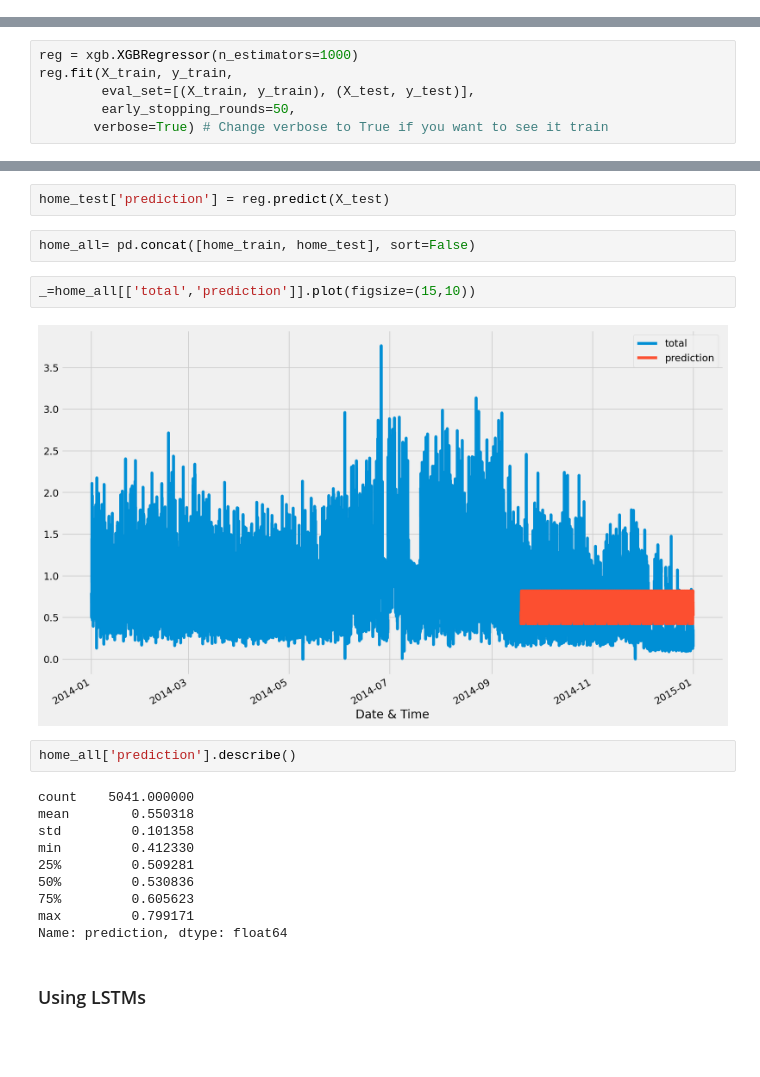
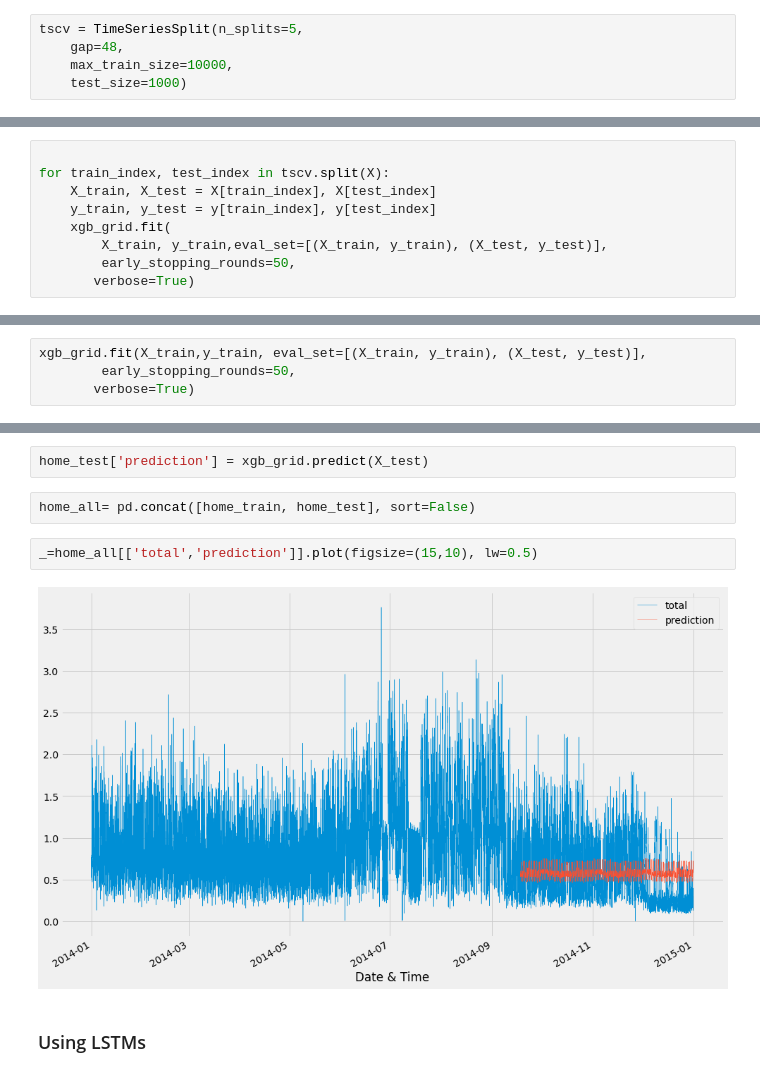
Before and after one commit to danbm94/masterthesis, a Jupyter notebook: thesis.ipynb, the cells around one changed output, grey strips where cells are left out. Drawn from its saved outputs; the diff is of its cells as text; blank space fills up the shorter version.

```diff
--- a/thesis.ipynb
+++ b/thesis.ipynb
@@ -419,0 +480,5 @@ X_test, y_test = create_features(home_test, label="total")
+# %%
+tscv = TimeSeriesSplit(n_splits=5,
+    gap=48,
+    max_train_size=10000,
+    test_size=1000)
@@ -419,0 +524,9 @@ X_test, y_test = create_features(home_test, label="total")
+# %%
+
+for train_index, test_index in tscv.split(X):
+    X_train, X_test = X[train_index], X[test_index]
+    y_train, y_test = y[train_index], y[test_index]
+    xgb_grid.fit(
+        X_train, y_train,eval_set=[(X_train, y_train), (X_test, y_test)],
+        early_stopping_rounds=50,
+       verbose=True)
@@ -420,7 +551,5 @@ X_test, y_test = create_features(home_test, label="total")
 # %%
-reg = xgb.XGBRegressor(n_estimators=1000)
-reg.fit(X_train, y_train,
-        eval_set=[(X_train, y_train), (X_test, y_test)],
+xgb_grid.fit(X_train,y_train, eval_set=[(X_train, y_train), (X_test, y_test)],
         early_stopping_rounds=50,
-       verbose=True) # Change verbose to True if you want to see it train
+       verbose=True)
 # %% [output]
@@ -458,22 +590,10 @@ xgb.plot_importance(reg)
 # %%
-home_test['prediction'] = reg.predict(X_test)
+home_test['prediction'] = xgb_grid.predict(X_test)
 # %%
 home_all= pd.concat([home_train, home_test], sort=False)
 # %%
-_=home_all[['total','prediction']].plot(figsize=(15,10))
+_=home_all[['total','prediction']].plot(figsize=(15,10), lw=0.5)
 # %% [output]
-[figure, old version]
+[figure, new version]
-# %%
-home_all['prediction'].describe()
-# %% [output]
-count    5041.000000
-mean        0.550318
-std         0.101358
-min         0.412330
-25%         0.509281
-50%         0.530836
-75%         0.605623
-max         0.799171
-Name: prediction, dtype: float64
 # %% [markdown]
 ### Using LSTMs
```
Also changed, not shown: parts of 36 cells of this notebook, 1 other file.
